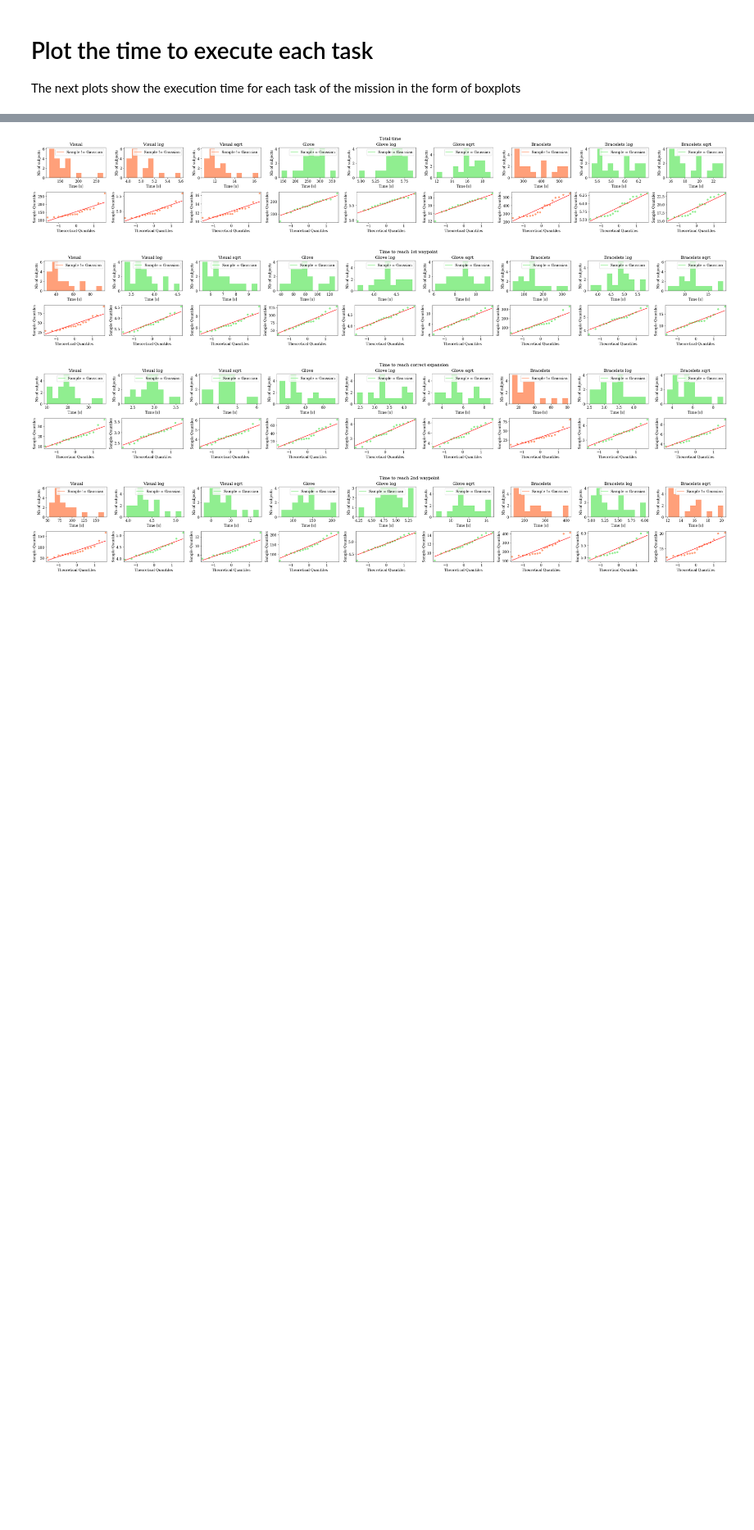
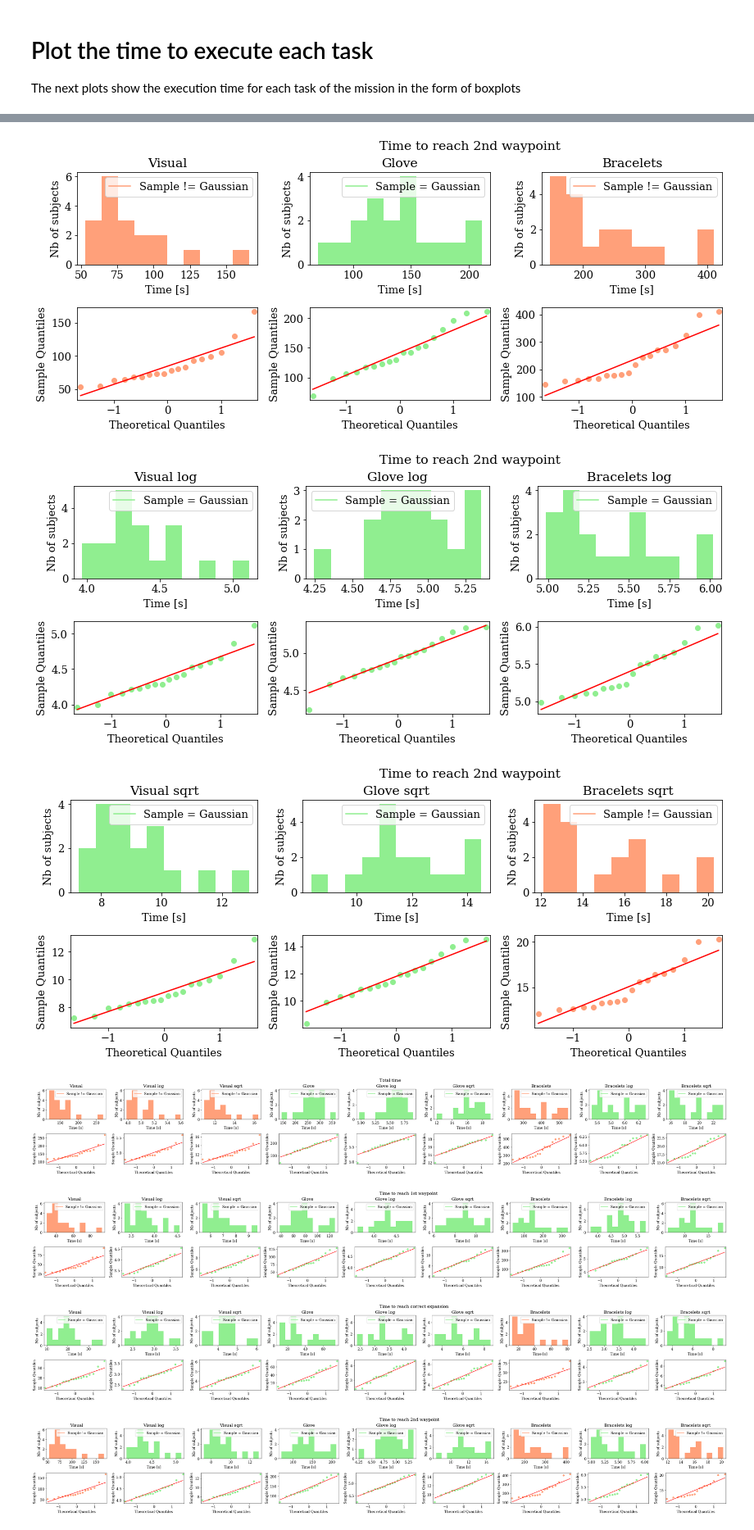
Before and after one commit to medioman22/Bidirectional_Interface, a Jupyter notebook: Hugo_data_analysis/data_analysis.ipynb, the cells around one changed output, grey strips where cells are left out. Shown at 82% size. Saved outputs shown, nothing was run; the diff lists cells and outputs as text; code cells hidden in the pictures; blank space fills up the shorter version.

```diff
--- a/Hugo_data_analysis/data_analysis.ipynb
+++ b/Hugo_data_analysis/data_analysis.ipynb
@@ -369,6 +430,54 @@ def check_normality():
                 column += 1
                 plt.tight_layout()
             plt.suptitle(time_dict[task_type],y = 1.02, ha = 'left')
+
+def check_normality_one_task(task_type):
+    nb_of_transfo = 3
+    for i in range(0,nb_of_transfo):
+        column = 0
+        fig, ax = plt.subplots(nrows=2, ncols=3, figsize=(4*3,5))
+        for feedback_type in feedback_types:
+            if i==0:
+                transfo = ""
+                distribution = get_time(feedback_type, task_type)
+            elif i == 1:
+                transfo = " log"
+                distribution = np.log(get_time(feedback_type, task_type))
+            elif i ==2:
+                transfo = " sqrt"
+                distribution =  np.sqrt(get_time(feedback_type, task_type))
+
+            #         Histogram
+            stat, p = shapiro(distribution)
+#             print('Statistics=%.3f, p=%.3f' % (stat, p))
+            # interpret
+            alpha = 0.05
+            if p > alpha:
+                result_color = 'lightgreen'
+                result_text = 'Sample = Gaussian'
+            else:
+                result_color = 'lightsalmon'
+                result_text = "Sample != Gaussian"
+
+            ax[0][column].plot([],[], color = result_color, label = result_text)
+            ax[0][column].legend()
+
+
+            ax[0][column].hist(distribution,color = result_color)
+            ax[0][column].set_ylabel("Nb of subjects")
+            ax[0][column].set_xlabel("Time [s]")
+    #         qqplot
+            qqplot(np.asarray(distribution), line='s', ax = ax[1][column], color = result_color)
+            ax[0][column].set_title(feedback_type + transfo)
+            column += 1
+            plt.tight_layout()
+        plt.suptitle(time_dict[task_type],y = 1.02, ha = 'left')
+# %%
+check_normality_one_task("2nd_waypoint_time")
+# %% [output]
+[figure, added]
+[figure, added]
+[figure, added]
 # %%
 check_normality()
 # %% [output]
```
Also changed, not shown: parts of 14 cells of this notebook, 3 other files.
